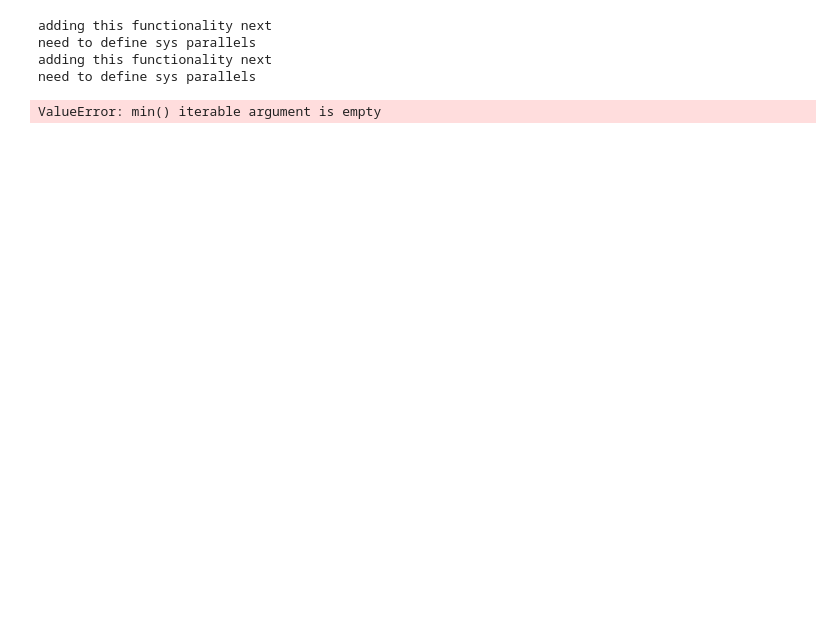
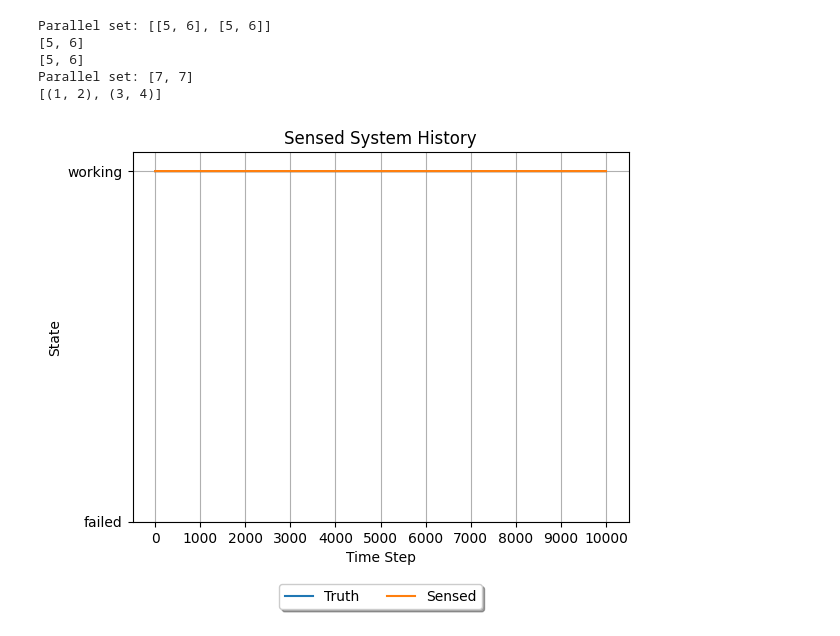
Before and after one commit to andreyaW/KISS, a Jupyter notebook: shipClassTests/ship_test.ipynb, the cells around one changed output. Saved outputs shown, nothing was run; the diff lists cells and outputs as text; code cells hidden in the pictures; blank space fills up the shorter version.

Commit message:
fixed ship initialization from excel file, working on sys diagrams

```diff
--- a/shipClassTests/ship_test.ipynb
+++ b/shipClassTests/ship_test.ipynb
@@ -8,10 +9,20 @@ Initializing a Ship from Excel File
 from shipClass.Ship import Ship
 
 test_ship = Ship('EXCEL TEST SHIP', "AuxilaryPropulsionPlant_Reliability_Availability_Data.xlsx")
-print(test_ship.systems)
+
+    # fuel system = [([5,6], [5,6]), (7,7)]
 # %% [output]
-adding this functionality next
-need to define sys parallels
-adding this functionality next
-need to define sys parallels
+Parallel set: [[5, 6], [5, 6]]
+[5, 6]
+[5, 6]
+Parallel set: [7, 7]
+[(1, 2), (3, 4)]
-ValueError: min() iterable argument is empty
+# %%
+# test_ship.print_comp_names()
+# print(test_ship.systems['test system'].parallels)
+
+test_ship.systems['fuel system'].simulate(10000)
+test_ship.systems['fuel system'].plotHistory()
+test_ship.systems['fuel system'].printHistory2Excel('testResults/ship_test-fuel_system.xlsx')
+# %% [output]
+[figure, added]
```
Also changed, not shown: parts of 1 cell of this notebook, 18 other files.
